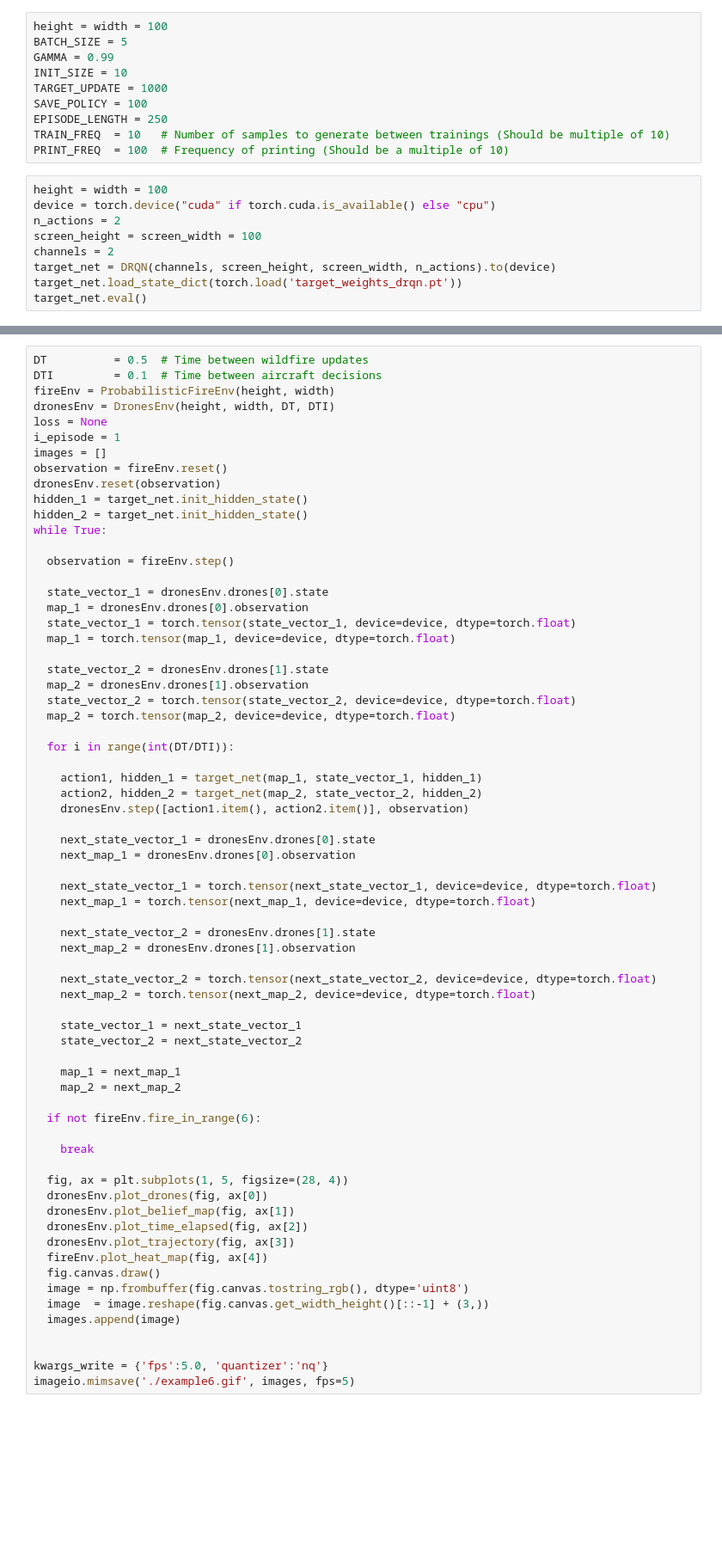
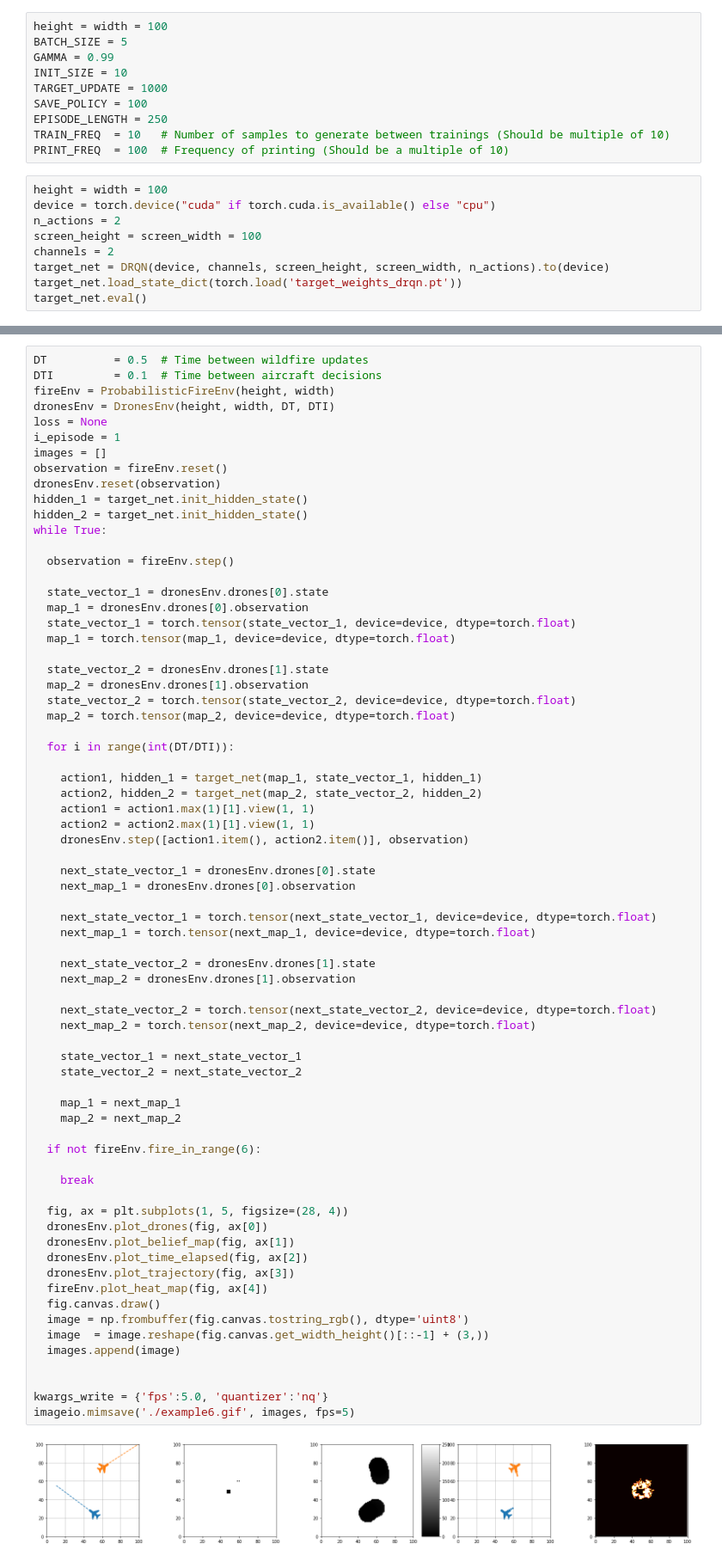
Before and after one commit to ajcantor1/wildfire_uav_surveillance_rl, a Jupyter notebook: test_drqn.ipynb, the cells around one changed output, grey strips where cells are left out. Shown at 86% size. Saved outputs shown, nothing was run; the diff lists cells and outputs as text; blank space fills up the shorter version.

Commit message:
Added test notebook for  DRQN

```diff
--- a/test_drqn.ipynb
+++ b/test_drqn.ipynb
@@ -33,6 +46,6 @@ device = torch.device("cuda" if torch.cuda.is_available() else "cpu")
 n_actions = 2
 screen_height = screen_width = 100
 channels = 2
-target_net = DRQN(channels, screen_height, screen_width, n_actions).to(device)
+target_net = DRQN(device, channels, screen_height, screen_width, n_actions).to(device)
 target_net.load_state_dict(torch.load('target_weights_drqn.pt'))
 target_net.eval()
@@ -66,6 +97,8 @@ while True:
 
     action1, hidden_1 = target_net(map_1, state_vector_1, hidden_1)
     action2, hidden_2 = target_net(map_2, state_vector_2, hidden_2)
+    action1 = action1.max(1)[1].view(1, 1)
+    action2 = action2.max(1)[1].view(1, 1)
     dronesEnv.step([action1.item(), action2.item()], observation)
 
     next_state_vector_1 = dronesEnv.drones[0].state
@@ -77,30 +110,32 @@ while True:
     next_state_vector_2 = dronesEnv.drones[1].state
     next_map_2 = dronesEnv.drones[1].observation
 
     next_state_vector_2 = torch.tensor(next_state_vector_2, device=device, dtype=torch.float)
     next_map_2 = torch.tensor(next_map_2, device=device, dtype=torch.float)
 
     state_vector_1 = next_state_vector_1
     state_vector_2 = next_state_vector_2
 
     map_1 = next_map_1
     map_2 = next_map_2
 
   if not fireEnv.fire_in_range(6):
 
     break
 
   fig, ax = plt.subplots(1, 5, figsize=(28, 4))
   dronesEnv.plot_drones(fig, ax[0])
   dronesEnv.plot_belief_map(fig, ax[1])
   dronesEnv.plot_time_elapsed(fig, ax[2])
   dronesEnv.plot_trajectory(fig, ax[3])
   fireEnv.plot_heat_map(fig, ax[4])
   fig.canvas.draw()
   image = np.frombuffer(fig.canvas.tostring_rgb(), dtype='uint8')
   image  = image.reshape(fig.canvas.get_width_height()[::-1] + (3,))
   images.append(image)
 
 
 kwargs_write = {'fps':5.0, 'quantizer':'nq'}
 imageio.mimsave('./example6.gif', images, fps=5)
+# %% [output]
+[figure, added]
```
Also changed, not shown: parts of 3 cells of this notebook, 2 other files.
